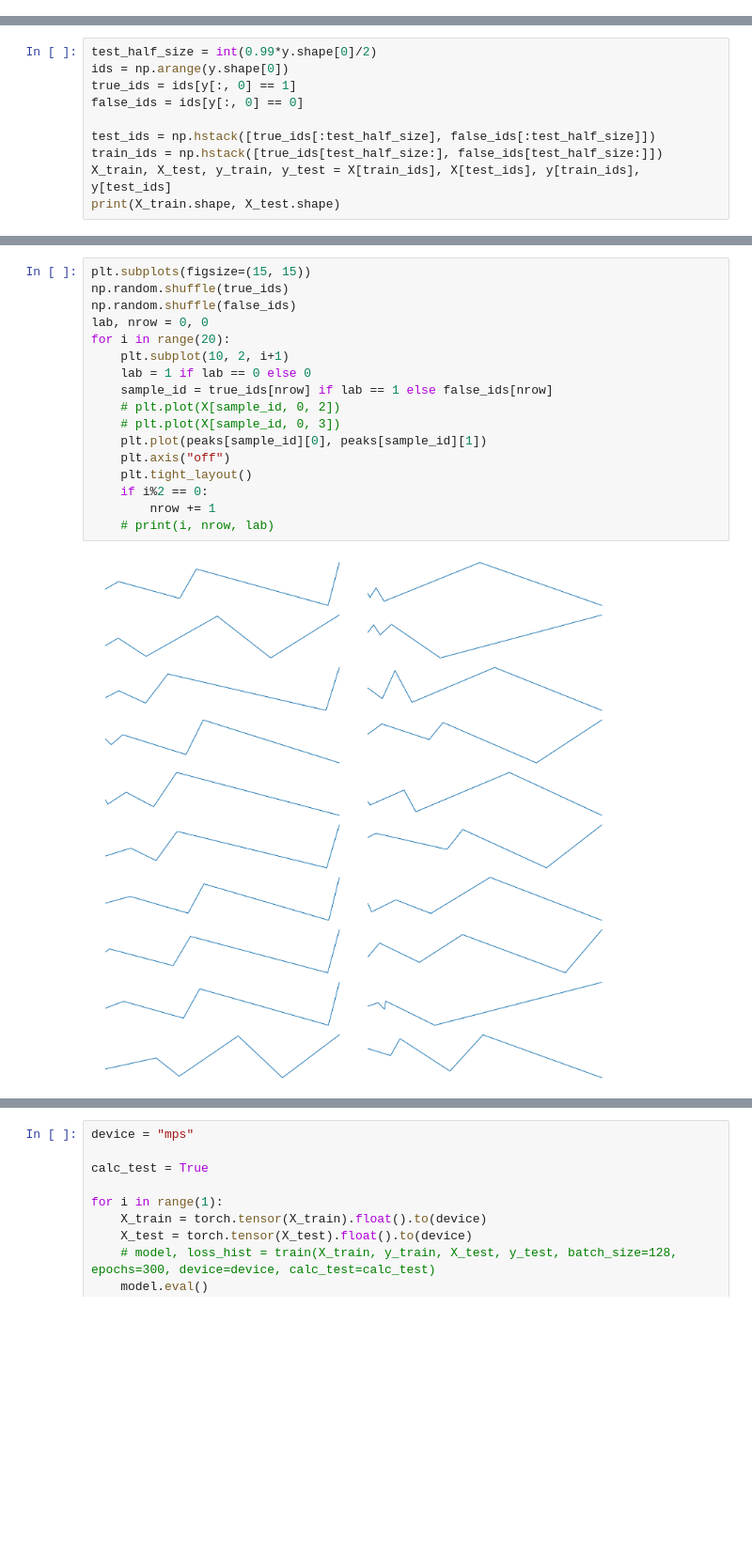
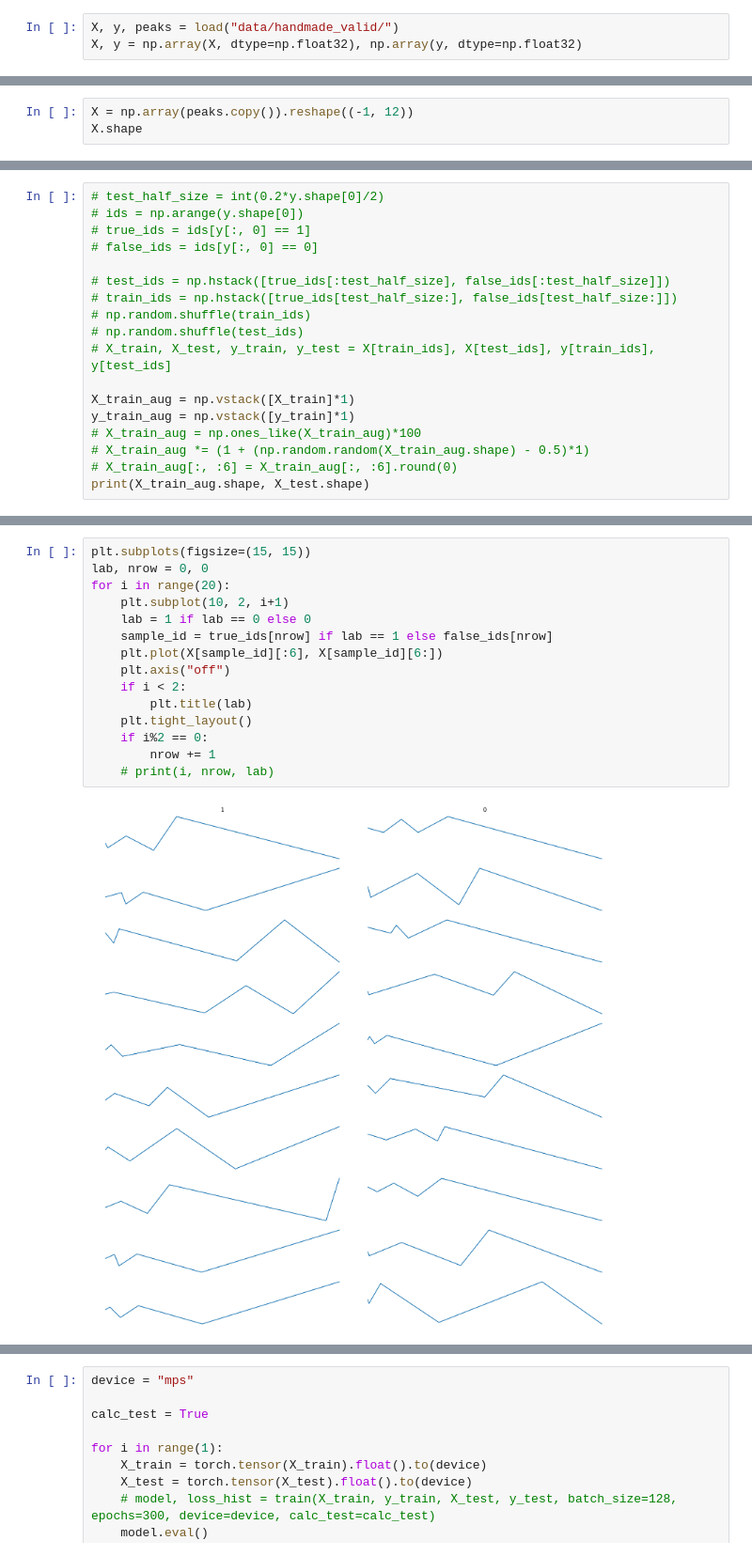
Before and after one commit to binrey/MLTR, a Jupyter notebook: train.ipynb, the cells around one changed output, grey strips where cells are left out. Shown at 94% size. Saved outputs shown, nothing was run; the diff lists cells and outputs as text; blank space fills up the shorter version.

```diff
--- a/train.ipynb
+++ b/train.ipynb
@@ -64,0 +57,3 @@ print(X.shape, y.shape)
+# %%
+X, y, peaks = load("data/handmade_valid/")
+X, y = np.array(X, dtype=np.float32), np.array(y, dtype=np.float32)
@@ -64,0 +76,3 @@ print(X.shape, y.shape)
+# %%
+X = np.array(peaks.copy()).reshape((-1, 12))
+X.shape
@@ -65,11 +81,19 @@ print(X.shape, y.shape)
 # %%
-test_half_size = int(0.99*y.shape[0]/2)
-ids = np.arange(y.shape[0])
-true_ids = ids[y[:, 0] == 1]
-false_ids = ids[y[:, 0] == 0]
+# test_half_size = int(0.2*y.shape[0]/2)
+# ids = np.arange(y.shape[0])
+# true_ids = ids[y[:, 0] == 1]
+# false_ids = ids[y[:, 0] == 0]
 
-test_ids = np.hstack([true_ids[:test_half_size], false_ids[:test_half_size]])
-train_ids = np.hstack([true_ids[test_half_size:], false_ids[test_half_size:]])
-X_train, X_test, y_train, y_test = X[train_ids], X[test_ids], y[train_ids], y[test_ids]
-print(X_train.shape, X_test.shape)
+# test_ids = np.hstack([true_ids[:test_half_size], false_ids[:test_half_size]])
+# train_ids = np.hstack([true_ids[test_half_size:], false_ids[test_half_size:]])
+# np.random.shuffle(train_ids)
+# np.random.shuffle(test_ids)
+# X_train, X_test, y_train, y_test = X[train_ids], X[test_ids], y[train_ids], y[test_ids]
+
+X_train_aug = np.vstack([X_train]*1)
+y_train_aug = np.vstack([y_train]*1)
+# X_train_aug = np.ones_like(X_train_aug)*100
+# X_train_aug *= (1 + (np.random.random(X_train_aug.shape) - 0.5)*1)
+# X_train_aug[:, :6] = X_train_aug[:, :6].round(0)
+print(X_train_aug.shape, X_test.shape)
 # %% [output]
@@ -82,19 +108,17 @@ plt.plot(peaks[false_ids[20]][0], peaks[false_ids[20]][1])
 # %%
 plt.subplots(figsize=(15, 15))
-np.random.shuffle(true_ids)
-np.random.shuffle(false_ids)
 lab, nrow = 0, 0
 for i in range(20):
     plt.subplot(10, 2, i+1)
     lab = 1 if lab == 0 else 0
     sample_id = true_ids[nrow] if lab == 1 else false_ids[nrow]
-    # plt.plot(X[sample_id, 0, 2])
-    # plt.plot(X[sample_id, 0, 3])
-    plt.plot(peaks[sample_id][0], peaks[sample_id][1])
+    plt.plot(X[sample_id][:6], X[sample_id][6:])
     plt.axis("off")
+    if i < 2:
+        plt.title(lab)
     plt.tight_layout()
     if i%2 == 0:
         nrow += 1
     # print(i, nrow, lab)
 # %% [output]
-[figure, old version]
+[figure, new version]
```
Also changed, not shown: parts of 9 cells of this notebook.
